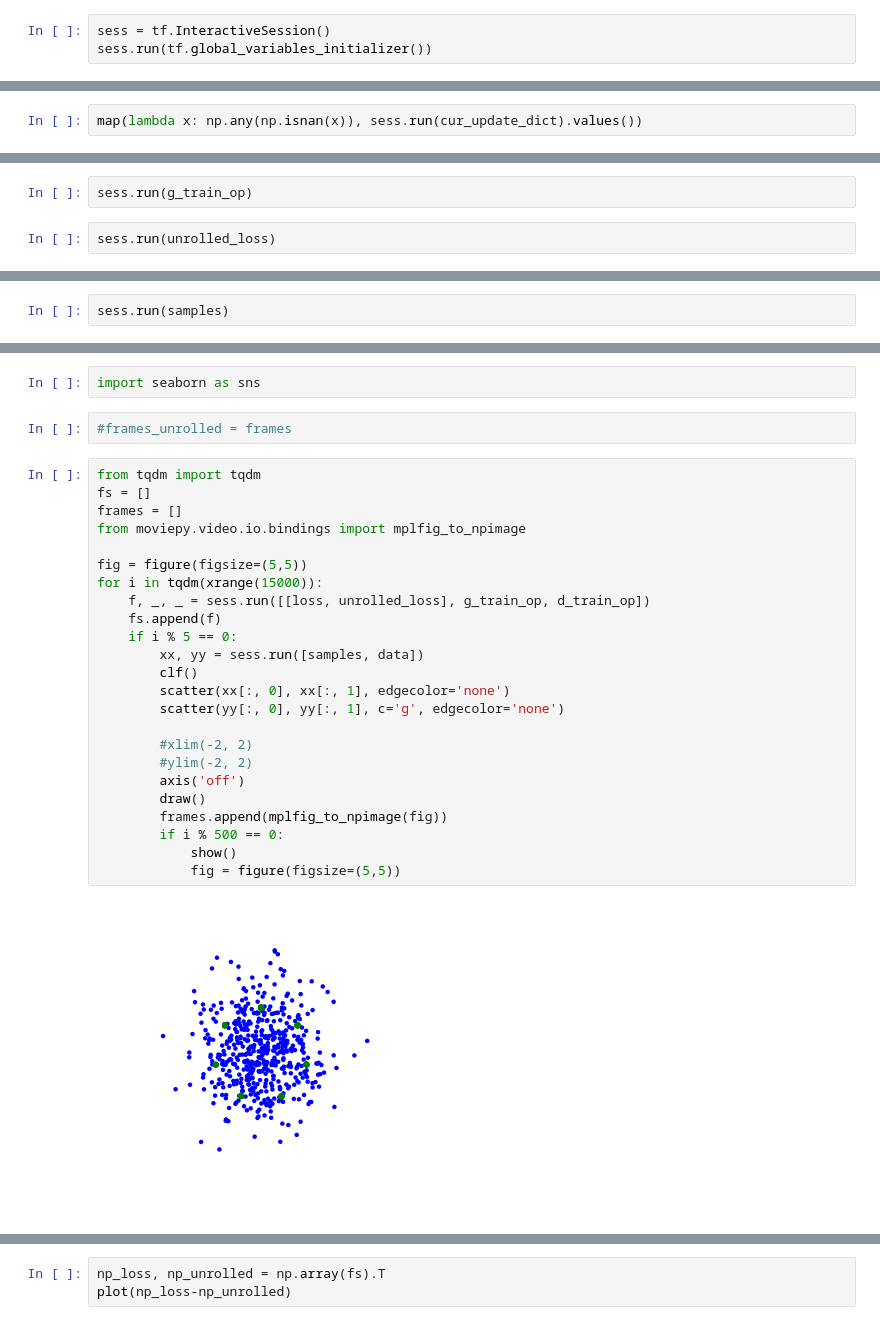
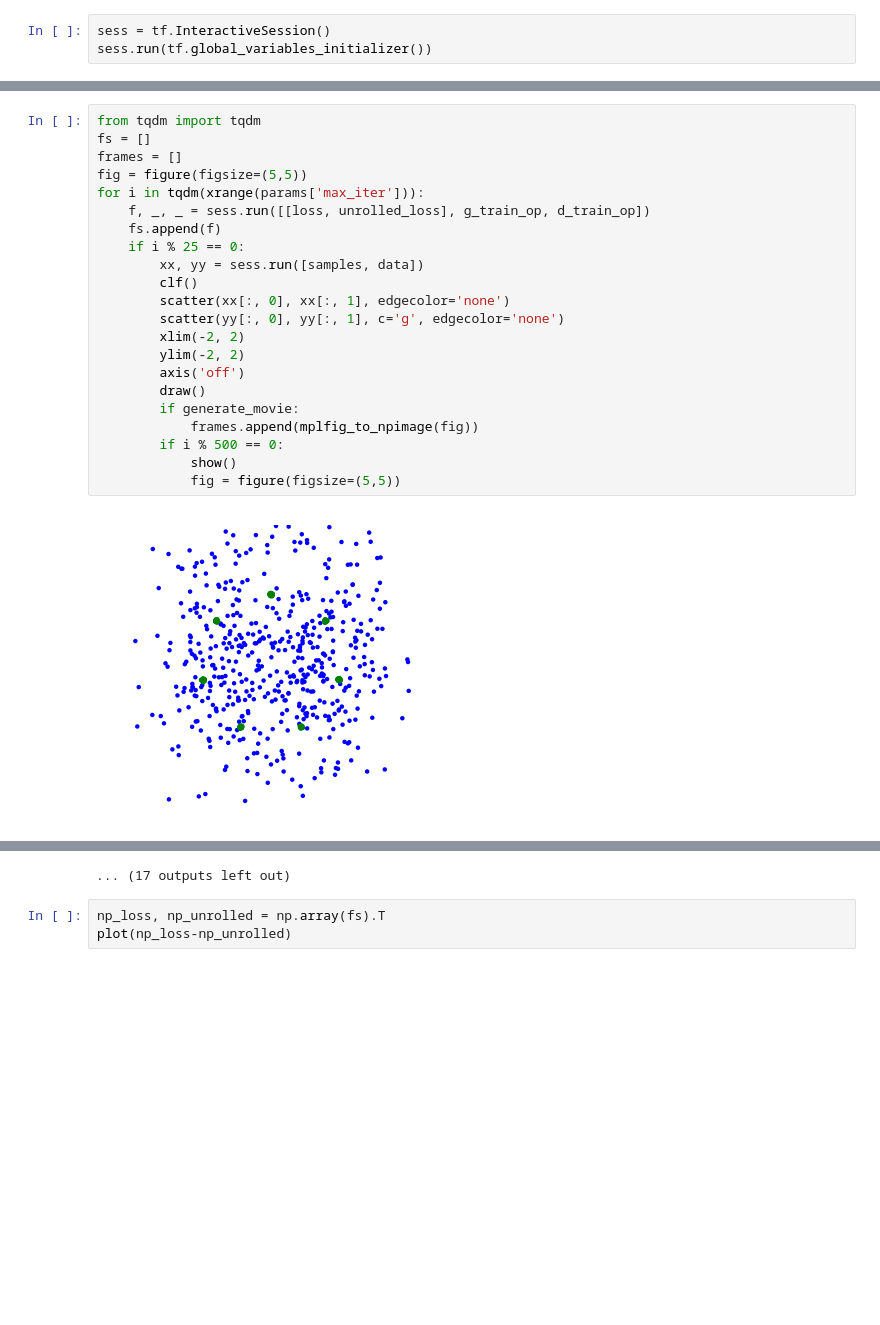
Before and after one commit to poolio/unrolled_gan, a Jupyter notebook: Unrolled GAN demo.ipynb, the cells around one changed output, grey strips where cells are left out. Drawn from its saved outputs; the diff is of its cells as text; blank space fills up the shorter version.

```diff
--- a/Unrolled GAN demo.ipynb
+++ b/Unrolled GAN demo.ipynb
@@ -133,2 +137,0 @@ grad_unrolled = tf.gradients(unrolled_loss, gen_vars)
-# %%
-map(lambda x: np.any(np.isnan(x)), sess.run(cur_update_dict).values())
@@ -155,4 +137,0 @@ map(lambda x: np.any(np.isnan(x)), sess.run(cur_update_dict).values())
-# %%
-sess.run(g_train_op)
-# %%
-sess.run(unrolled_loss)
@@ -161,2 +137,0 @@ sess.run(unrolled_loss)
-# %%
-sess.run(samples)
@@ -171,30 +138,24 @@ array([[ 0.57544386, -0.42788503],
-# %%
-import seaborn as sns
-# %%
-#frames_unrolled = frames
 # %%
 from tqdm import tqdm
 fs = []
 frames = []
-from moviepy.video.io.bindings import mplfig_to_npimage
-
 fig = figure(figsize=(5,5))
-for i in tqdm(xrange(15000)):
+for i in tqdm(xrange(params['max_iter'])):
     f, _, _ = sess.run([[loss, unrolled_loss], g_train_op, d_train_op])
     fs.append(f)
-    if i % 5 == 0:
+    if i % 25 == 0:
         xx, yy = sess.run([samples, data])
         clf()
         scatter(xx[:, 0], xx[:, 1], edgecolor='none')
         scatter(yy[:, 0], yy[:, 1], c='g', edgecolor='none')
-
-        #xlim(-2, 2)
-        #ylim(-2, 2)
+        xlim(-2, 2)
+        ylim(-2, 2)
         axis('off')
         draw()
-        frames.append(mplfig_to_npimage(fig))
+        if generate_movie:
+            frames.append(mplfig_to_npimage(fig))
         if i % 500 == 0:
             show()
             fig = figure(figsize=(5,5))
 # %% [output]
-[figure, old version]
+[figure, new version]
@@ -213,3 +173,4 @@ for i in tqdm(xrange(15000)):
+... (17 outputs left out)
 # %%
 np_loss, np_unrolled = np.array(fs).T
 plot(np_loss-np_unrolled)
```
Also changed, not shown: parts of 34 cells of this notebook, 1 other file.
